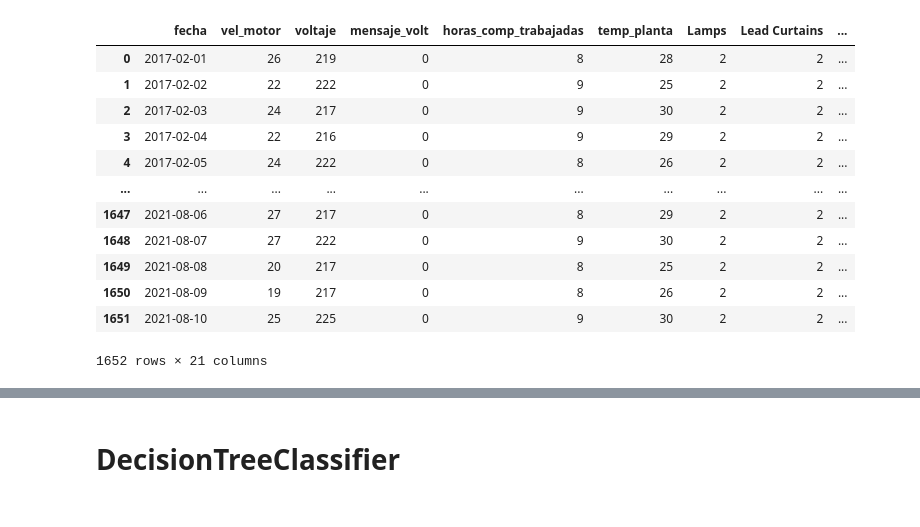
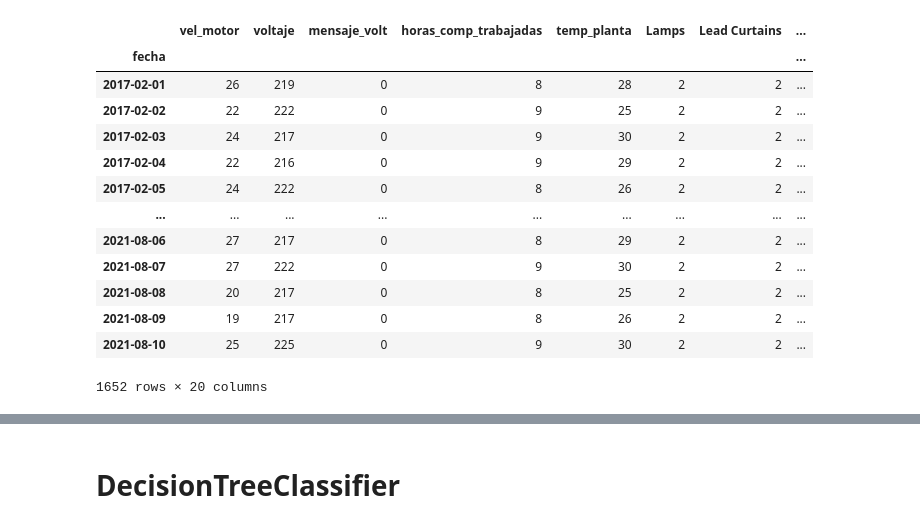
Before and after one commit to JorgeMoGlz/proyecto-seminario, a Jupyter notebook: Untitled.ipynb, the cells around one changed output, grey strips where cells are left out. Cells and saved outputs as stored; diff of their text form; code cells hidden in the pictures.

```diff
--- a/Untitled.ipynb
+++ b/Untitled.ipynb
@@ -22,20 +22,22 @@ from sklearn.preprocessing import MinMaxScaler
 from sklearn.tree import DecisionTreeClassifier
 # %%
 df_E162533 = pd.read_excel("./datasets/equipo-E162533.xlsx")
+df_E162533 = df_E162533.set_index("fecha")
 df_E162533
 # %% [output]
-|  | fecha | vel_motor | voltaje | mensaje_volt | horas_comp_trabajadas | temp_planta | Lamps | Lead Curtains | ... |
-| 0 | 2017-02-01 | 26 | 219 | 0 | 8 | 28 | 2 | 2 | ... |
-| 1 | 2017-02-02 | 22 | 222 | 0 | 9 | 25 | 2 | 2 | ... |
-| 2 | 2017-02-03 | 24 | 217 | 0 | 9 | 30 | 2 | 2 | ... |
-| 3 | 2017-02-04 | 22 | 216 | 0 | 9 | 29 | 2 | 2 | ... |
-| 4 | 2017-02-05 | 24 | 222 | 0 | 8 | 26 | 2 | 2 | ... |
-| ... | ... | ... | ... | ... | ... | ... | ... | ... | ... |
-| 1647 | 2021-08-06 | 27 | 217 | 0 | 8 | 29 | 2 | 2 | ... |
-| 1648 | 2021-08-07 | 27 | 222 | 0 | 9 | 30 | 2 | 2 | ... |
-| 1649 | 2021-08-08 | 20 | 217 | 0 | 8 | 25 | 2 | 2 | ... |
-| 1650 | 2021-08-09 | 19 | 217 | 0 | 8 | 26 | 2 | 2 | ... |
-| 1651 | 2021-08-10 | 25 | 225 | 0 | 9 | 30 | 2 | 2 | ... |
+|  | vel_motor | voltaje | mensaje_volt | horas_comp_trabajadas | temp_planta | Lamps | Lead Curtains | ... |
+| fecha |  |  |  |  |  |  |  | ... |
+| 2017-02-01 | 26 | 219 | 0 | 8 | 28 | 2 | 2 | ... |
+| 2017-02-02 | 22 | 222 | 0 | 9 | 25 | 2 | 2 | ... |
+| 2017-02-03 | 24 | 217 | 0 | 9 | 30 | 2 | 2 | ... |
+| 2017-02-04 | 22 | 216 | 0 | 9 | 29 | 2 | 2 | ... |
+| 2017-02-05 | 24 | 222 | 0 | 8 | 26 | 2 | 2 | ... |
+| ... | ... | ... | ... | ... | ... | ... | ... | ... |
+| 2021-08-06 | 27 | 217 | 0 | 8 | 29 | 2 | 2 | ... |
+| 2021-08-07 | 27 | 222 | 0 | 9 | 30 | 2 | 2 | ... |
+| 2021-08-08 | 20 | 217 | 0 | 8 | 25 | 2 | 2 | ... |
+| 2021-08-09 | 19 | 217 | 0 | 8 | 26 | 2 | 2 | ... |
+| 2021-08-10 | 25 | 225 | 0 | 9 | 30 | 2 | 2 | ... |
-1652 rows × 21 columns
+1652 rows × 20 columns
 # %%
 df_mantenimiento = df_E162533[["vel_motor","voltaje","mensaje_volt","horas_comp_trabajadas","temp_planta","Lamps","Lead Curtains", "Radiation_mrh","problemas_rechazo","mantenimiento"]]
```
Also changed, not shown: parts of 30 cells of this notebook, 1 other file.
